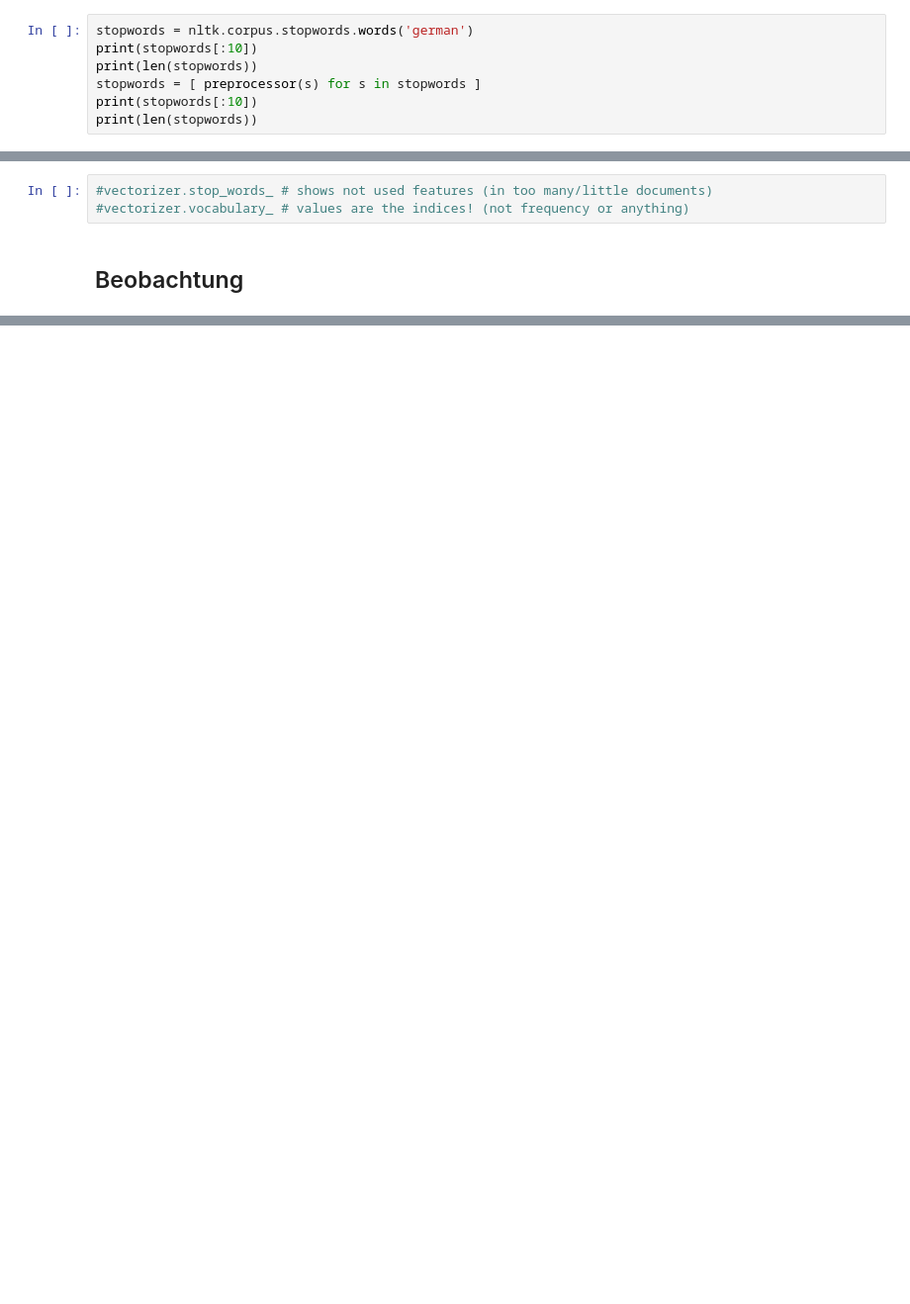
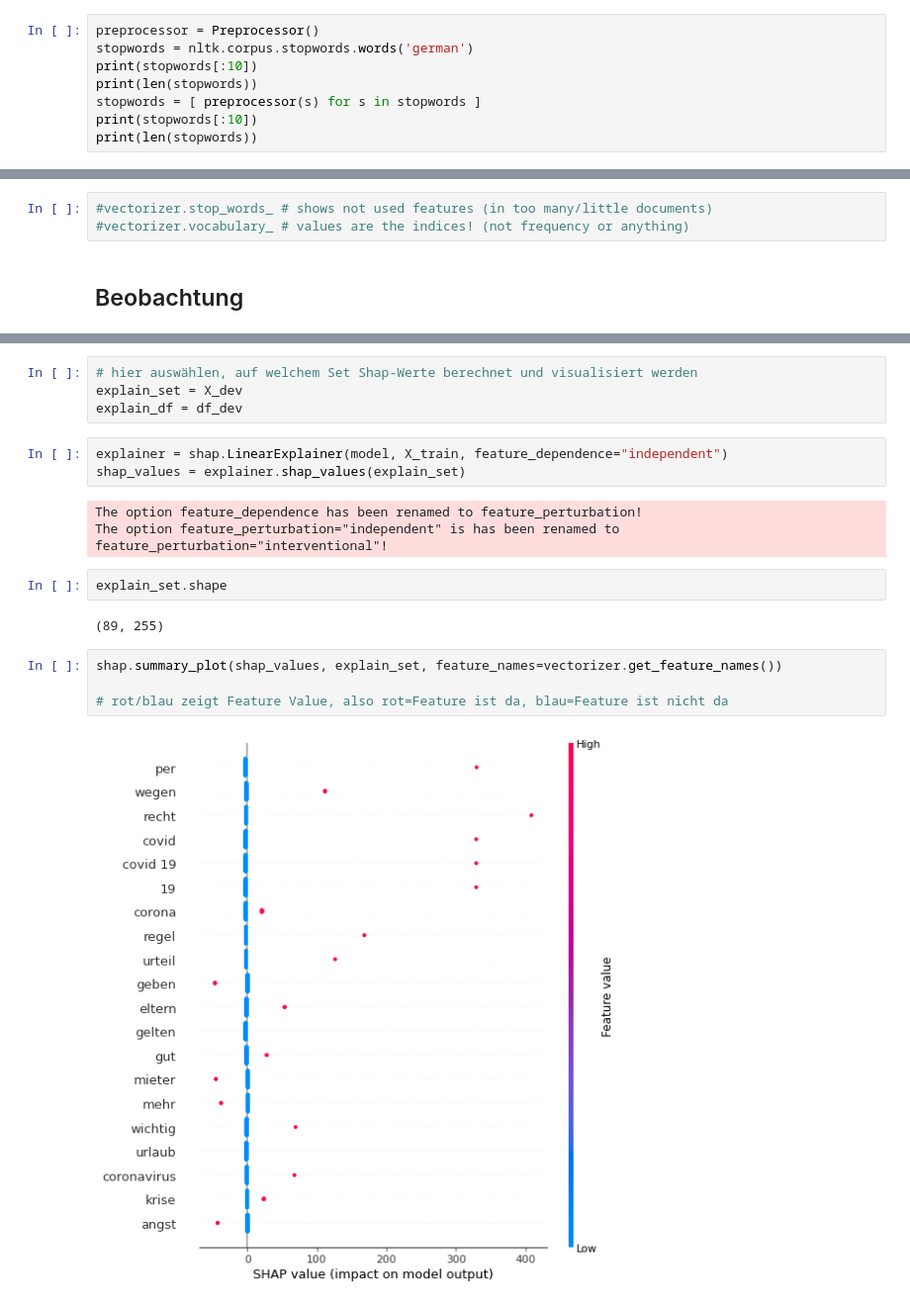
Before and after one commit to susannaruecker/master_thesis, a Jupyter notebook: first_trial_BOW.ipynb, the cells around one changed output, grey strips where cells are left out. Shown at 99% size. Cells and saved outputs as stored; diff of their text form; blank space fills up the shorter version.

Commit message:
training BERT, trying SHAP

```diff
--- a/first_trial_BOW.ipynb
+++ b/first_trial_BOW.ipynb
@@ -111,6 +119,7 @@ class Preprocessor():
 
         return " ".join(rt)
 # %%
+preprocessor = Preprocessor()
 stopwords = nltk.corpus.stopwords.words('german')
 print(stopwords[:10])
 print(len(stopwords))
@@ -315,0 +327,20 @@ Problem: Target-Varieblen sind sehr unausgeglichen, wenige Artikel mit sehr hohe
+# %%
+# hier auswählen, auf welchem Set Shap-Werte berechnet und visualisiert werden
+explain_set = X_dev
+explain_df = df_dev
+# %%
+explainer = shap.LinearExplainer(model, X_train, feature_dependence="independent")
+shap_values = explainer.shap_values(explain_set)
+# %% [output]
+The option feature_dependence has been renamed to feature_perturbation!
+The option feature_perturbation="independent" is has been renamed to feature_perturbation="interventional"!
+# %%
+explain_set.shape
+# %% [output]
+(89, 255)
+# %%
+shap.summary_plot(shap_values, explain_set, feature_names=vectorizer.get_feature_names())
+
+# rot/blau zeigt Feature Value, also rot=Feature ist da, blau=Feature ist nicht da
+# %% [output]
+[figure, added]
```
Also changed, not shown: parts of 23 cells of this notebook, 3 other files.
